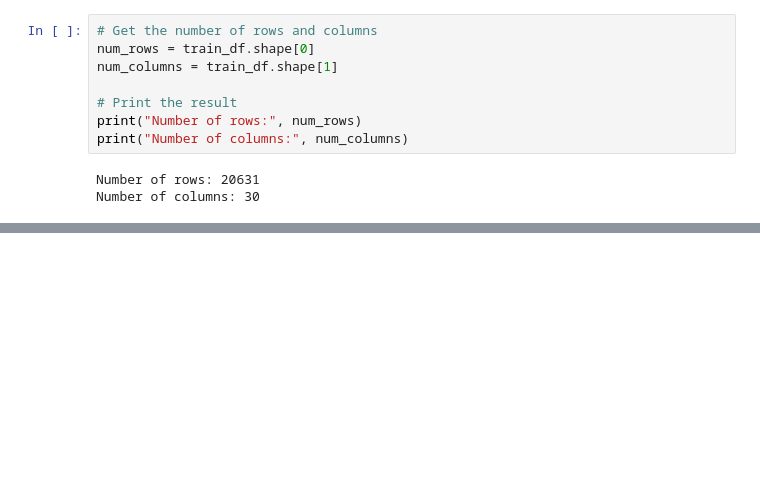
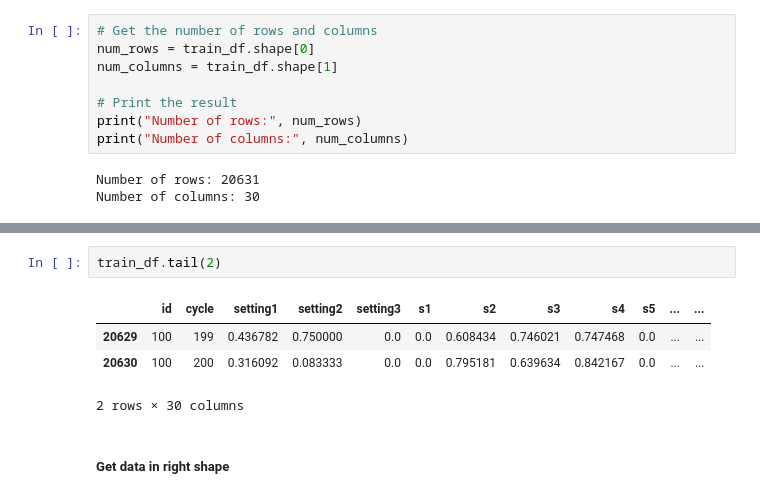
Before and after one commit to deloresmincarelli/JetEngineLSTM, a Jupyter notebook: JetEngineLSTM.ipynb, the cells around one changed output, grey strips where cells are left out. Saved outputs shown, nothing was run; the diff lists cells and outputs as text; blank space fills up the shorter version.

```diff
--- a/JetEngineLSTM.ipynb
+++ b/JetEngineLSTM.ipynb
@@ -388,0 +398,9 @@ Number of columns: 30
+# %%
+train_df.tail(2)
+# %% [output]
+|  | id | cycle | setting1 | setting2 | setting3 | s1 | s2 | s3 | s4 | s5 | ... | ... |
+| 20629 | 100 | 199 | 0.436782 | 0.750000 | 0.0 | 0.0 | 0.608434 | 0.746021 | 0.747468 | 0.0 | ... | ... |
+| 20630 | 100 | 200 | 0.316092 | 0.083333 | 0.0 | 0.0 | 0.795181 | 0.639634 | 0.842167 | 0.0 | ... | ... |
+2 rows × 30 columns
+# %% [markdown]
+##### Get data in right shape
```
Also changed, not shown: parts of 43 cells of this notebook.
